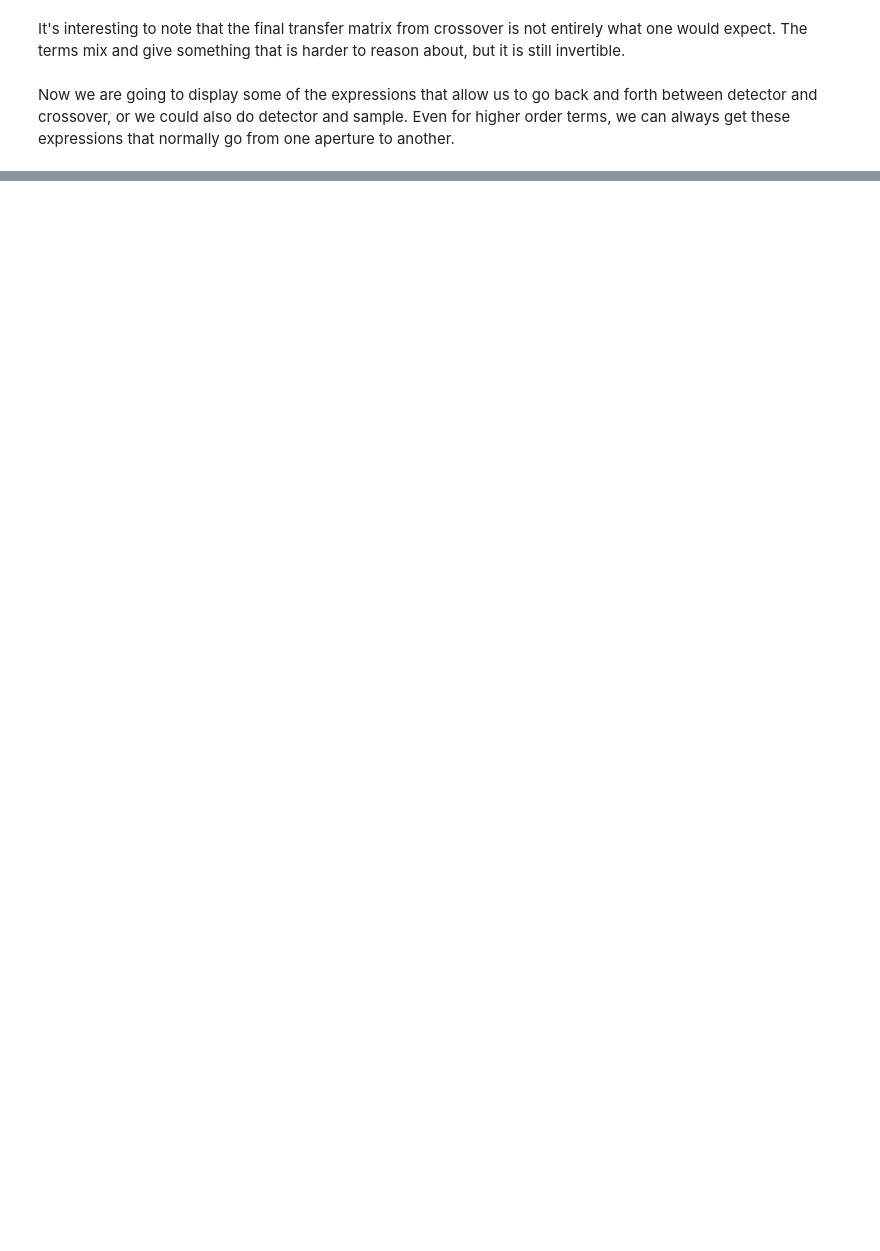
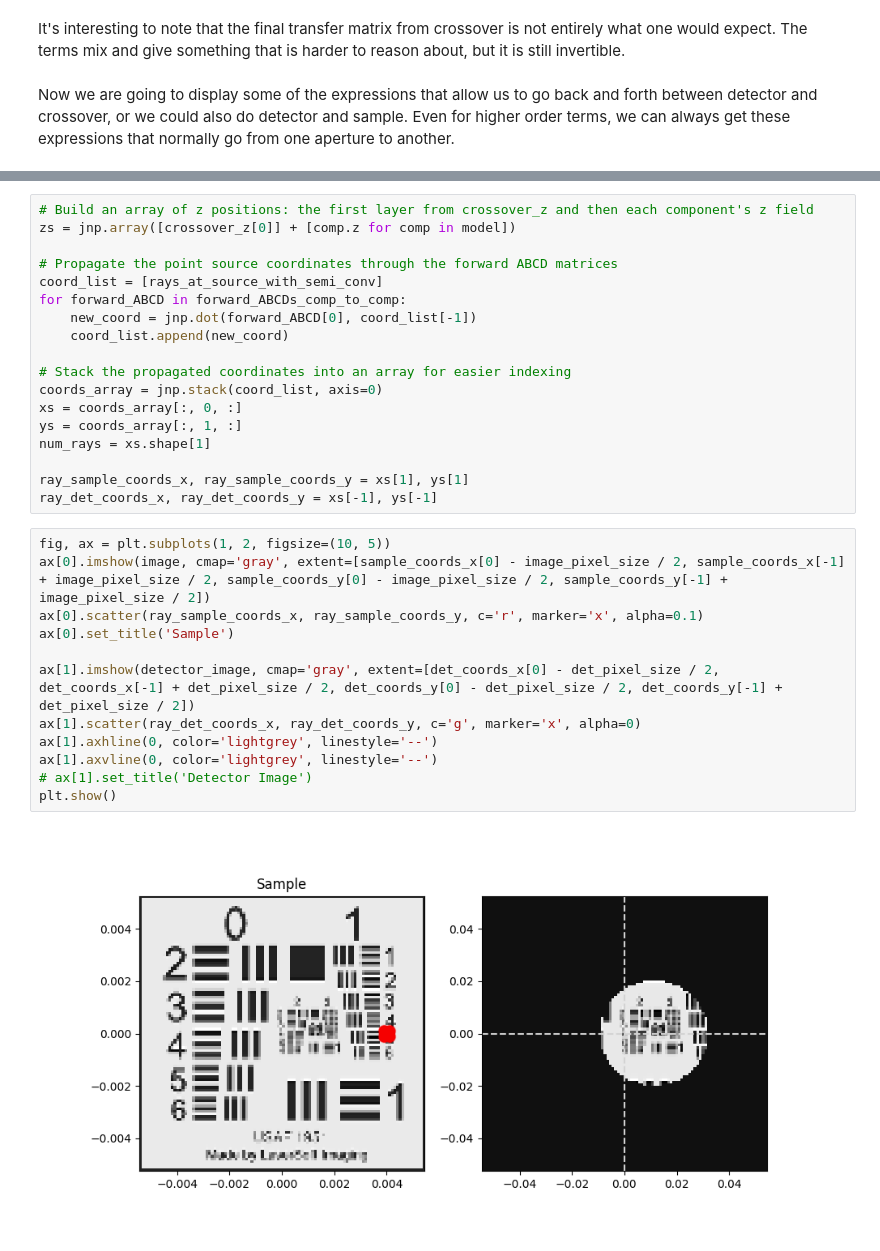
Before and after one commit to TemGym/TemGym, a Jupyter notebook: examples/jax_examples/4Dstem.ipynb, the cells around one changed output, grey strips where cells are left out. Drawn from its saved outputs; the diff is of its cells as text; blank space fills up the shorter version.

Commit message:
about to have forward model complete

```diff
--- a/examples/jax_examples/4Dstem.ipynb
+++ b/examples/jax_examples/4Dstem.ipynb
@@ -435 +366,33 @@ Finally we just visualise how this descan error matrix looks in the system:
+# %%
+# Build an array of z positions: the first layer from crossover_z and then each component's z field
+zs = jnp.array([crossover_z[0]] + [comp.z for comp in model])
+
+# Propagate the point source coordinates through the forward ABCD matrices
+coord_list = [rays_at_source_with_semi_conv]
+for forward_ABCD in forward_ABCDs_comp_to_comp:
+    new_coord = jnp.dot(forward_ABCD[0], coord_list[-1])
+    coord_list.append(new_coord)
+
+# Stack the propagated coordinates into an array for easier indexing
+coords_array = jnp.stack(coord_list, axis=0)
+xs = coords_array[:, 0, :]
+ys = coords_array[:, 1, :]
+num_rays = xs.shape[1]
+
+ray_sample_coords_x, ray_sample_coords_y = xs[1], ys[1]
+ray_det_coords_x, ray_det_coords_y = xs[-1], ys[-1]
+# %%
+fig, ax = plt.subplots(1, 2, figsize=(10, 5))
+ax[0].imshow(image, cmap='gray', extent=[sample_coords_x[0] - image_pixel_size / 2, sample_coords_x[-1] + image_pixel_size / 2, sample_coords_y[0] - image_pixel_size / 2, sample_coords_y[-1] + image_pixel_size / 2])
+ax[0].scatter(ray_sample_coords_x, ray_sample_coords_y, c='r', marker='x', alpha=0.1)
+ax[0].set_title('Sample')
+
+ax[1].imshow(detector_image, cmap='gray', extent=[det_coords_x[0] - det_pixel_size / 2, det_coords_x[-1] + det_pixel_size / 2, det_coords_y[0] - det_pixel_size / 2, det_coords_y[-1] + det_pixel_size / 2])
+ax[1].scatter(ray_det_coords_x, ray_det_coords_y, c='g', marker='x', alpha=0)
+ax[1].axhline(0, color='lightgrey', linestyle='--')
+ax[1].axvline(0, color='lightgrey', linestyle='--')
+# ax[1].set_title('Detector Image')
+plt.show()
+# %% [output]
+[figure, added]
 # %%
```
Also changed, not shown: parts of 9 cells of this notebook.
